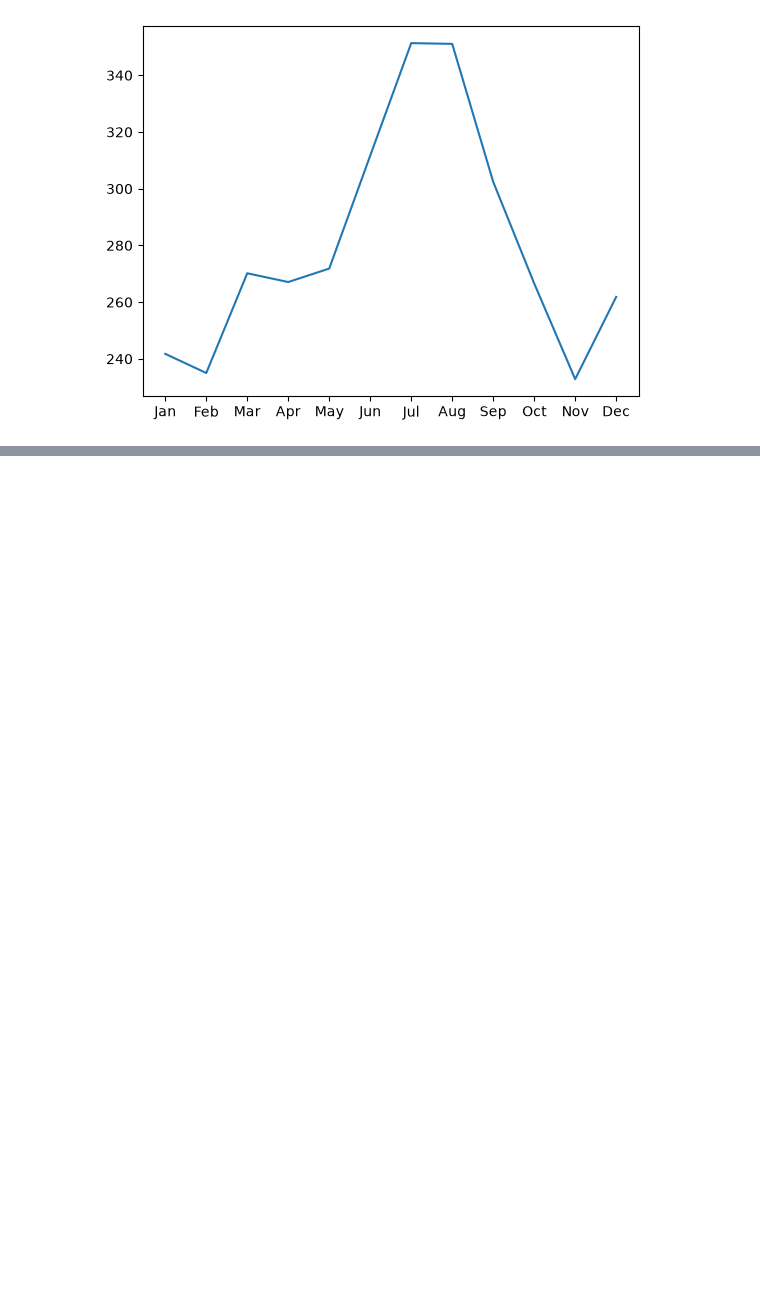
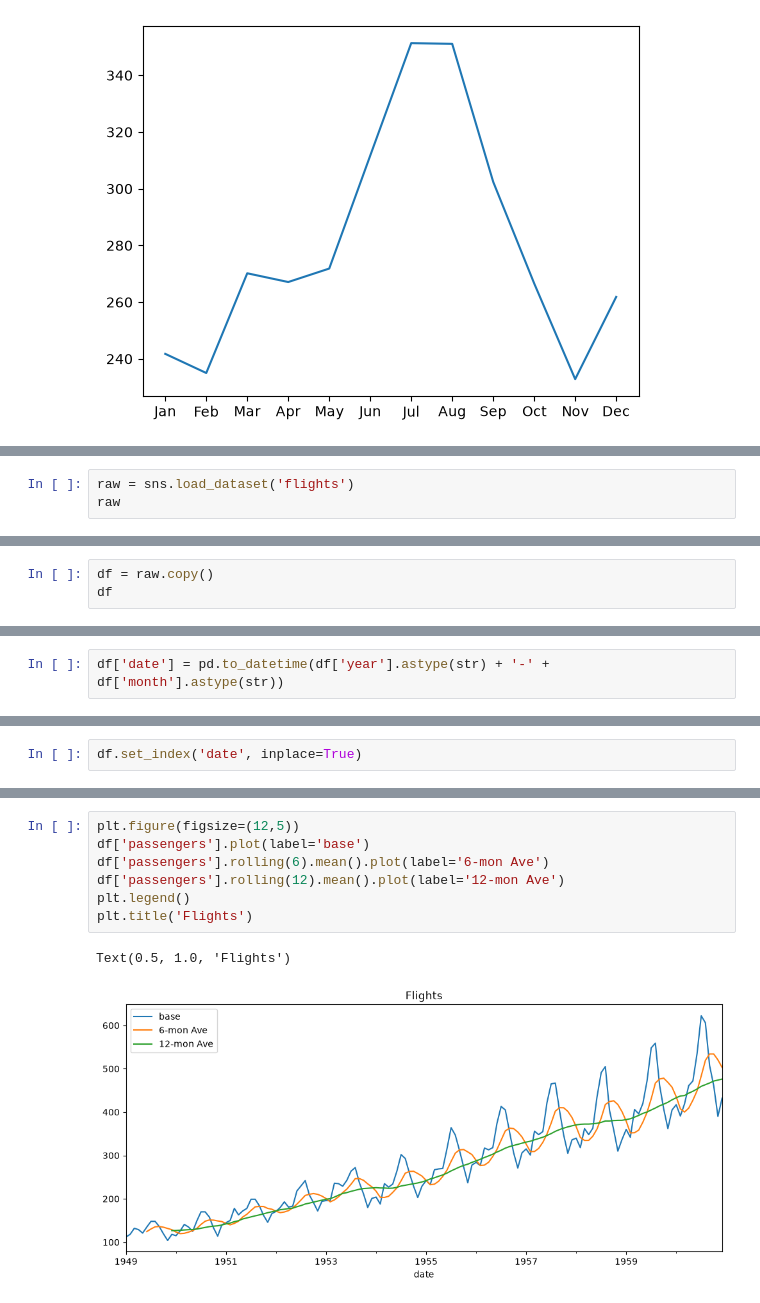
Before and after one commit to Kimchi-2025/big0611, a Jupyter notebook: py/p02_데이터분석및시각화/ch02_pandas/ex04_2_시계열데이터분석.ipynb, the cells around one changed output, grey strips where cells are left out. Cells and saved outputs as stored; diff of their text form; blank space fills up the shorter version.

```diff
--- a/py/p02_데이터분석및시각화/ch02_pandas/ex04_2_시계열데이터분석.ipynb
+++ b/py/p02_데이터분석및시각화/ch02_pandas/ex04_2_시계열데이터분석.ipynb
@@ -523,0 +529,3 @@ plt.plot(df.groupby('month')['passengers'].mean())
+# %%
+raw = sns.load_dataset('flights')
+raw
@@ -523,0 +546,3 @@ plt.plot(df.groupby('month')['passengers'].mean())
+# %%
+df = raw.copy()
+df
@@ -523,0 +585,2 @@ plt.plot(df.groupby('month')['passengers'].mean())
+# %%
+df['date'] = pd.to_datetime(df['year'].astype(str) + '-' + df['month'].astype(str))
@@ -523,0 +603,2 @@ plt.plot(df.groupby('month')['passengers'].mean())
+# %%
+df.set_index('date', inplace=True)
@@ -523,0 +622,10 @@ plt.plot(df.groupby('month')['passengers'].mean())
+# %%
+plt.figure(figsize=(12,5))
+df['passengers'].plot(label='base')
+df['passengers'].rolling(6).mean().plot(label='6-mon Ave')
+df['passengers'].rolling(12).mean().plot(label='12-mon Ave')
+plt.legend()
+plt.title('Flights')
+# %% [output]
+Text(0.5, 1.0, 'Flights')
+[figure, added]
```
Also changed, not shown: parts of 50 cells of this notebook, 1 other file.
